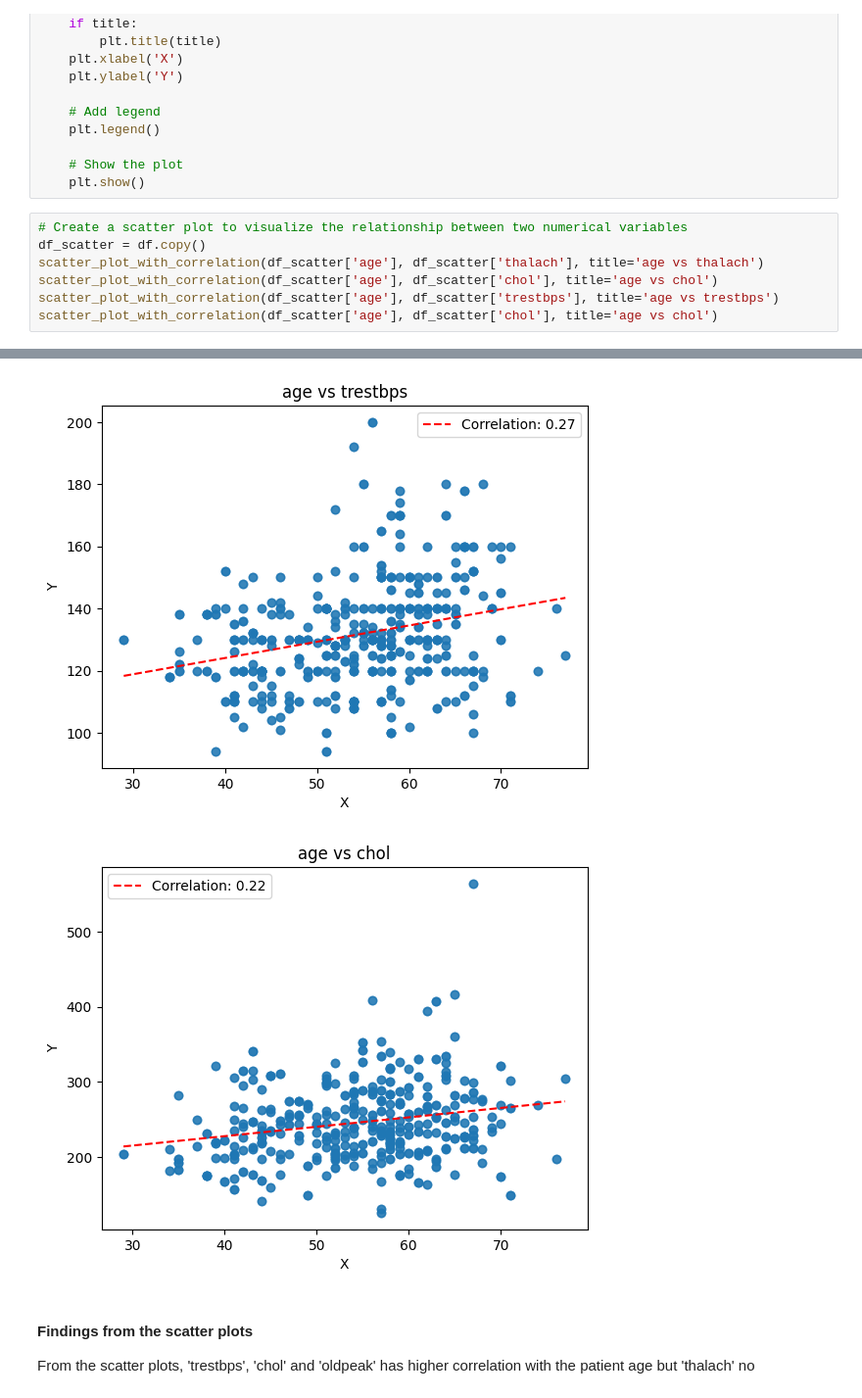
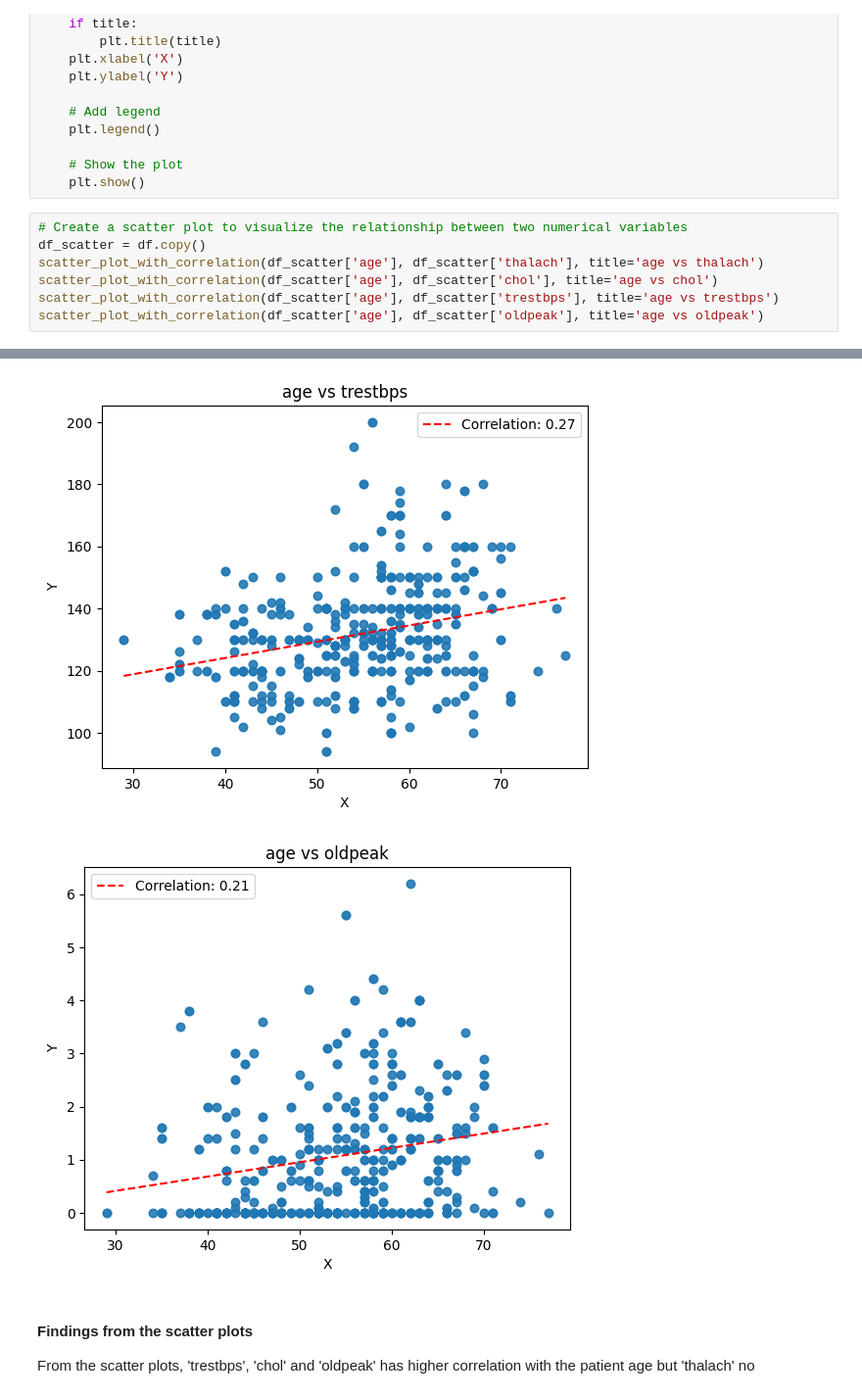
Before and after one commit to karhong-sam/project-wqd7003-ds-analysis, a Jupyter notebook: DS_project_KH.ipynb, the cells around one changed output, grey strips where cells are left out. Shown at 98% size. Drawn from its saved outputs; the diff is of its cells as text.

```diff
--- a/DS_project_KH.ipynb
+++ b/DS_project_KH.ipynb
@@ -461,15 +461,15 @@ def scatter_plot_with_correlation(x, y, title=None):
 # %%
 # Create a scatter plot to visualize the relationship between two numerical variables
 df_scatter = df.copy()
 scatter_plot_with_correlation(df_scatter['age'], df_scatter['thalach'], title='age vs thalach')
 scatter_plot_with_correlation(df_scatter['age'], df_scatter['chol'], title='age vs chol')
 scatter_plot_with_correlation(df_scatter['age'], df_scatter['trestbps'], title='age vs trestbps')
-scatter_plot_with_correlation(df_scatter['age'], df_scatter['chol'], title='age vs chol')
+scatter_plot_with_correlation(df_scatter['age'], df_scatter['oldpeak'], title='age vs oldpeak')
 # %% [output]
 [figure]
 [figure]
 [figure]
-[figure, old version]
+[figure, new version]
 # %% [markdown]
 #### Findings from the scatter plots
 From the scatter plots, 'trestbps', 'chol' and 'oldpeak' has higher correlation with the patient age but 'thalach' no
```
Also changed, not shown: parts of 3 cells of this notebook.
